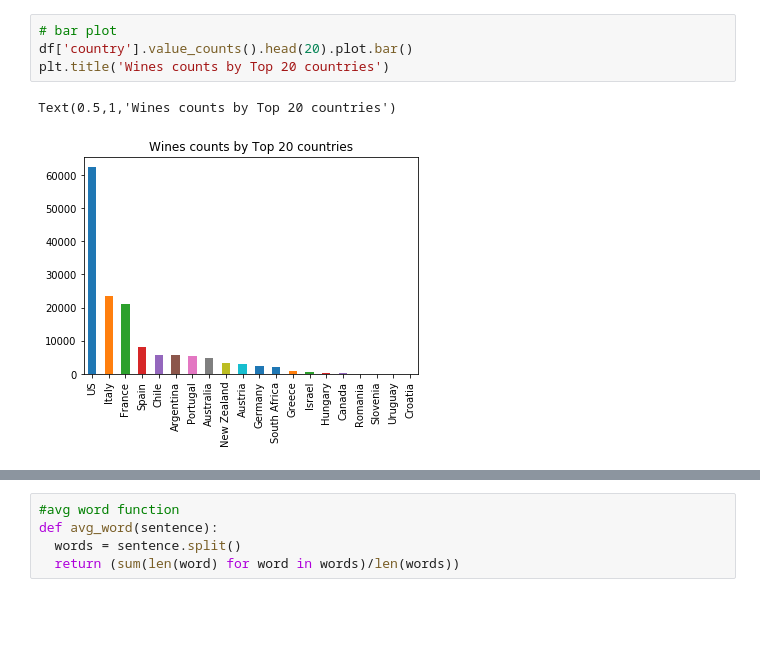
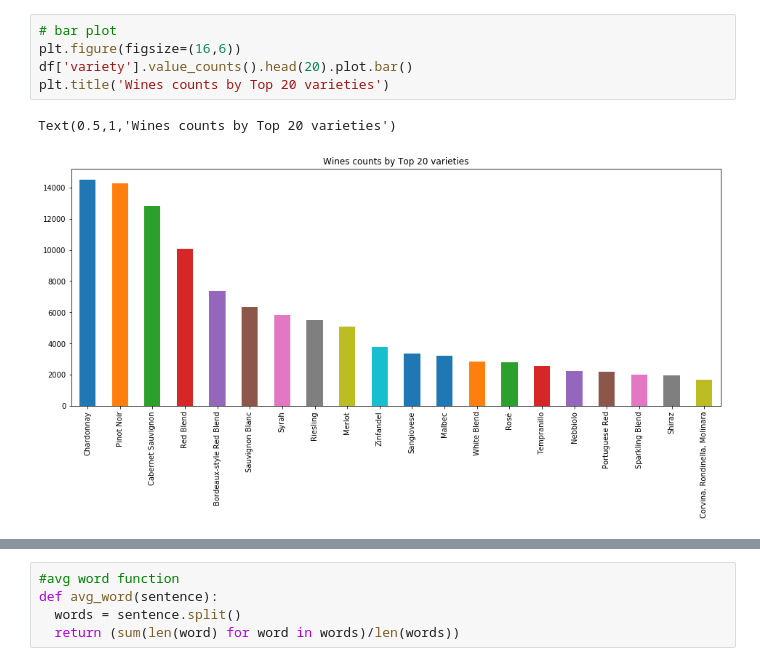
Before and after one commit to louiskonig/Unit-3-capstone, a Jupyter notebook: Capstone.ipynb, the cells around one changed output, grey strips where cells are left out. Cells and saved outputs as stored; diff of their text form; blank space fills up the shorter version.

```diff
--- a/Capstone.ipynb
+++ b/Capstone.ipynb
@@ -43,7 +122,8 @@ df.loc[pd.isnull(df.price),'price']=df.price.mean()
 # %%
 # bar plot
-df['country'].value_counts().head(20).plot.bar()
-plt.title('Wines counts by Top 20 countries')
+plt.figure(figsize=(16,6))
+df['variety'].value_counts().head(20).plot.bar()
+plt.title('Wines counts by Top 20 varieties')
 # %% [output]
-Text(0.5,1,'Wines counts by Top 20 countries')
+Text(0.5,1,'Wines counts by Top 20 varieties')
-[figure, old version]
+[figure, new version]
```
Also changed, not shown: parts of 102 cells of this notebook, 1 other file.
